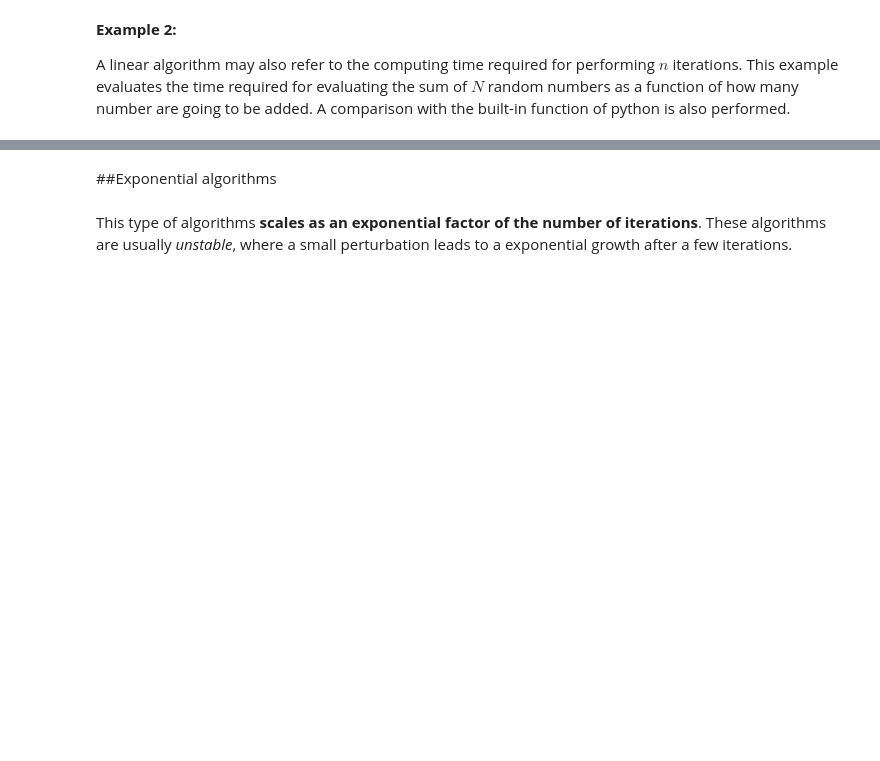
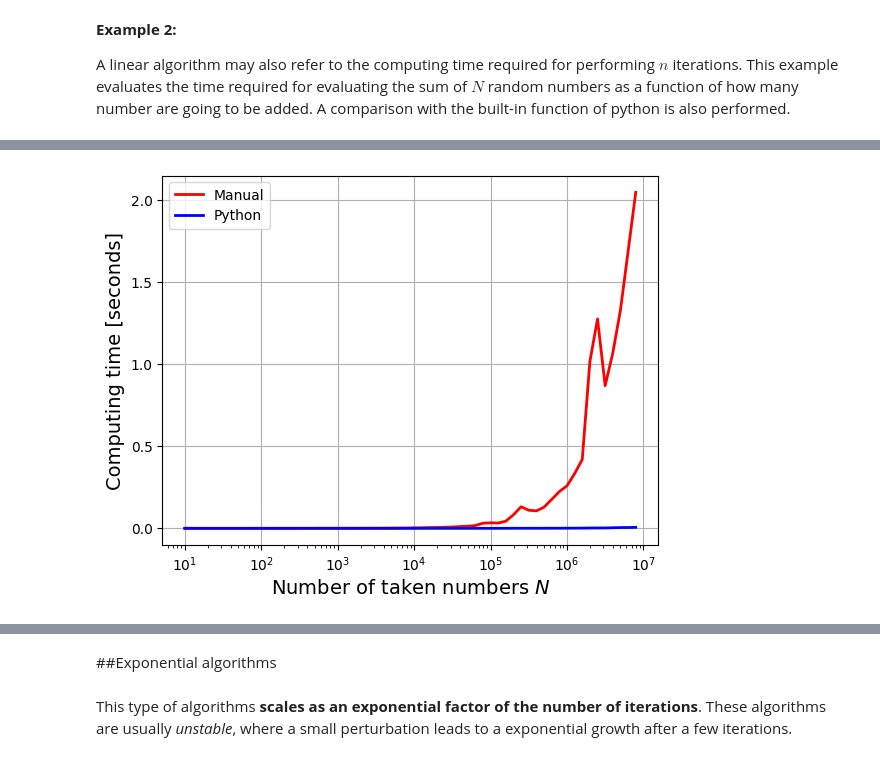
Before and after one commit to anferivera/Programming, a Jupyter notebook: 2_2_algorithms_convergence.ipynb, the cells around one changed output, grey strips where cells are left out. Cells and saved outputs as stored; diff of their text form; code cells hidden in the pictures; blank space fills up the shorter version.

```diff
--- a/2_2_algorithms_convergence.ipynb
+++ b/2_2_algorithms_convergence.ipynb
@@ -146,3 +144,13 @@ plt.grid(True)
+# %%
+#Ploting
+plt.semilogx( narray, t_u, "-", color="red", linewidth=2, label="Manual" )
+plt.semilogx( narray, t_p, "-", color="blue", linewidth=2, label="Python" )
+plt.xlabel("Number of taken numbers $N$", fontsize=14)
+plt.ylabel("Computing time [seconds]", fontsize=14)
+plt.legend()
+plt.grid(True)
+# %% [output]
+[figure, added]
 # %%
 #Ploting
 plt.loglog( narray, t_u, "-", color="red", linewidth=2, label="Manual" )
```
Also changed, not shown: parts of 13 cells of this notebook.
